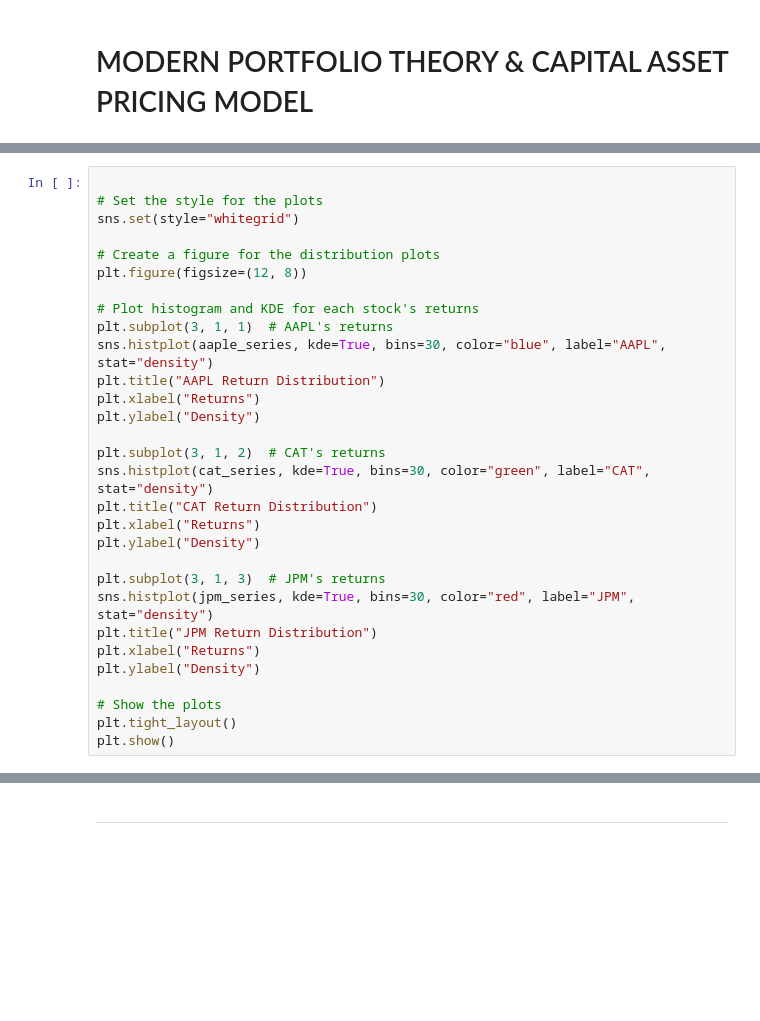
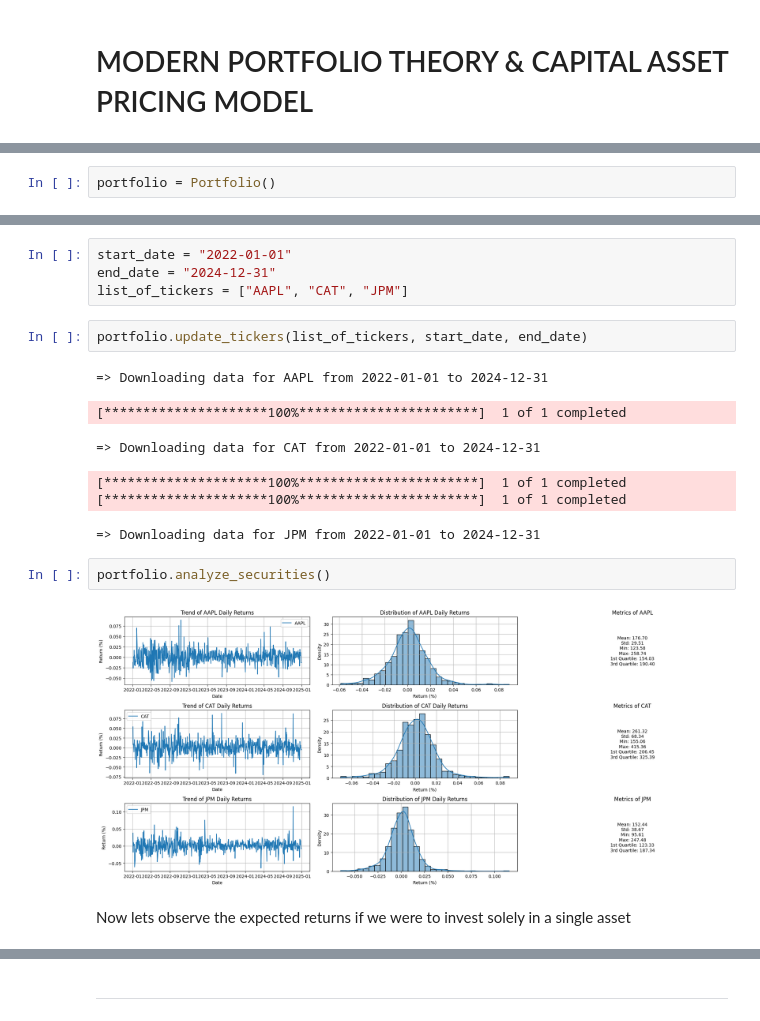
Before and after one commit to javidsegura/portfolio-optimization, a Jupyter notebook: portfolio.ipynb, the cells around one changed output, grey strips where cells are left out. Cells and saved outputs as stored; diff of their text form; blank space fills up the shorter version.

```diff
--- a/portfolio.ipynb
+++ b/portfolio.ipynb
@@ -142,30 +11,0 @@ Manual Covariance (AAPL, CAT): 9.539263590006611e-05
-# %%
-
-# Set the style for the plots
-sns.set(style="whitegrid")
-
-# Create a figure for the distribution plots
-plt.figure(figsize=(12, 8))
-
-# Plot histogram and KDE for each stock's returns
-plt.subplot(3, 1, 1)  # AAPL's returns
-sns.histplot(aaple_series, kde=True, bins=30, color="blue", label="AAPL", stat="density")
-plt.title("AAPL Return Distribution")
-plt.xlabel("Returns")
-plt.ylabel("Density")
-
-plt.subplot(3, 1, 2)  # CAT's returns
-sns.histplot(cat_series, kde=True, bins=30, color="green", label="CAT", stat="density")
-plt.title("CAT Return Distribution")
-plt.xlabel("Returns")
-plt.ylabel("Density")
-
-plt.subplot(3, 1, 3)  # JPM's returns
-sns.histplot(jpm_series, kde=True, bins=30, color="red", label="JPM", stat="density")
-plt.title("JPM Return Distribution")
-plt.xlabel("Returns")
-plt.ylabel("Density")
-
-# Show the plots
-plt.tight_layout()
-plt.show()
@@ -173,0 +14,2 @@ plt.show()
+# %%
+portfolio = Portfolio()
@@ -173,0 +32,19 @@ plt.show()
+# %%
+start_date = "2022-01-01"
+end_date = "2024-12-31"
+list_of_tickers = ["AAPL", "CAT", "JPM"]
+# %%
+portfolio.update_tickers(list_of_tickers, start_date, end_date)
+# %% [output]
+=> Downloading data for AAPL from 2022-01-01 to 2024-12-31
+[*********************100%***********************]  1 of 1 completed
+=> Downloading data for CAT from 2022-01-01 to 2024-12-31
+[*********************100%***********************]  1 of 1 completed
+[*********************100%***********************]  1 of 1 completed
+=> Downloading data for JPM from 2022-01-01 to 2024-12-31
+# %%
+portfolio.analyze_securities()
+# %% [output]
+[figure, added]
+# %% [markdown]
+Now lets observe the expected returns if we were to invest solely in a single asset
```
Also changed, not shown: parts of 69 cells of this notebook, 12 other files.
